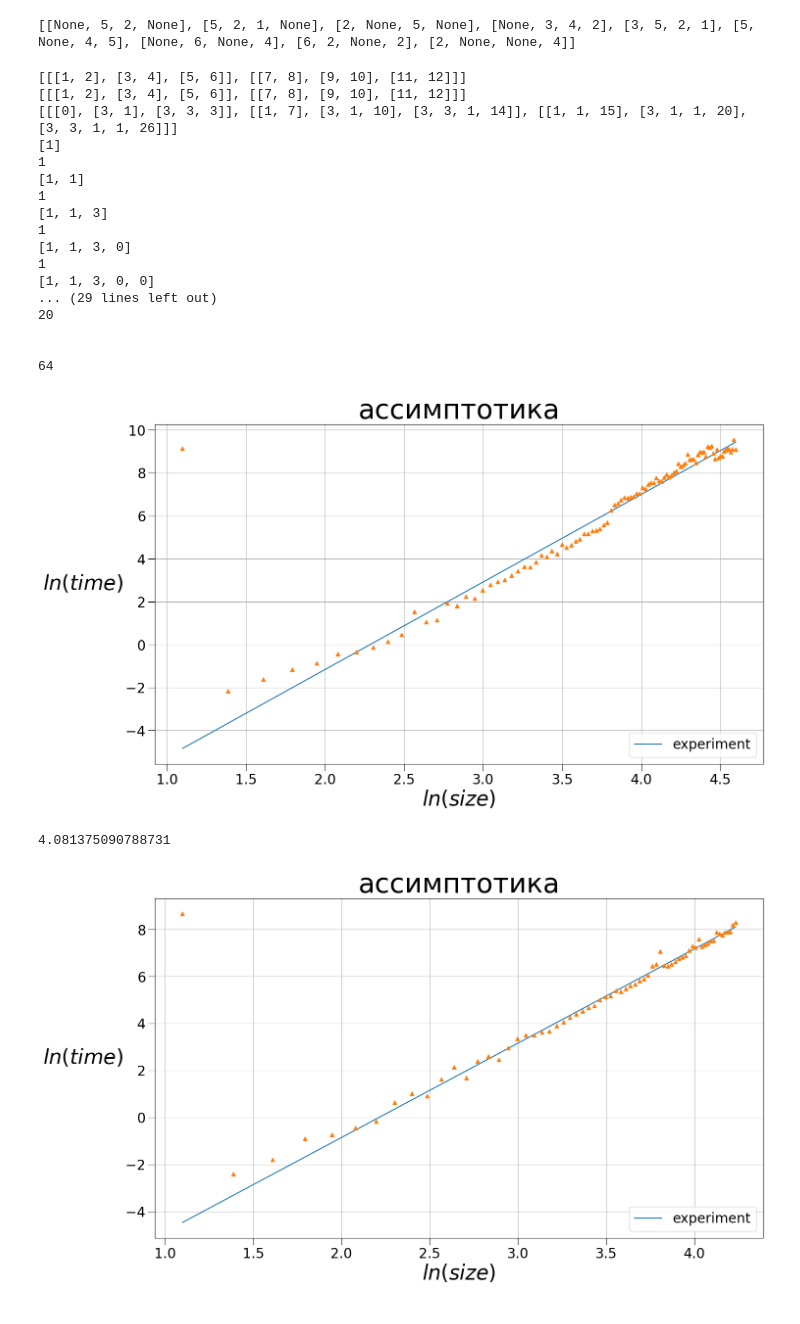
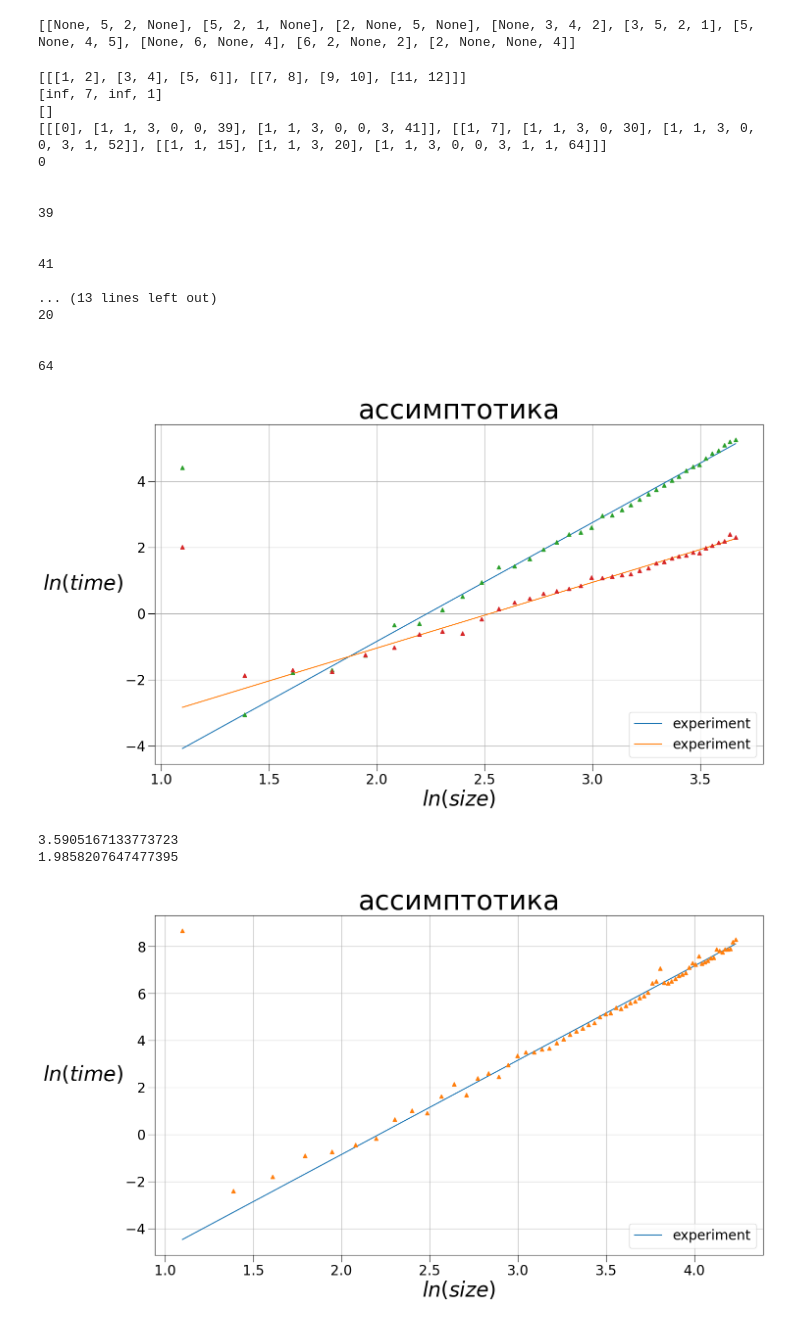
Before and after one commit to KonstantinP17/Quantum-inspirited, a Jupyter notebook: Initial_task/Dijkstra.ipynb, the cells around one changed output. Saved outputs shown, nothing was run; the diff lists cells and outputs as text; code cells hidden in the pictures.

Commit message:
More errors are fixed

```diff
--- a/Initial_task/Dijkstra.ipynb
+++ b/Initial_task/Dijkstra.ipynb
@@ -247,11 +244,11 @@ print (delays)
 
 net3 = SqrNet(N, delays)
 #print(net3.vert_list)
-print(net3.delays)
+print(net3.vert_list[0][0].delays)
 '''for i in net3.vert_list:
     for j in i:
         print(j.delays, '\n', '\n')'''
-net3.dijkstra(0, 0)
+net3.dijkstra(1, 1)
 print(net3.vert_list[0][0].ways)
 net3.DFS(0, 0)
 print(net3.vert_list[0][0].ways)
@@ -259,21 +256,21 @@ for i in range (N):
     for j in range (N):
         print(net3.vert_list[i][j].distance, '\n', '\n')
 
-#print(float('inf')>5)
+#print(float('inf')>5)'''
 # %% [output]
 [[[1, 2], [3, 4], [5, 6]], [[7, 8], [9, 10], [11, 12]]]
-[[[1, 2], [3, 4], [5, 6]], [[7, 8], [9, 10], [11, 12]]]
-[[[0], [3, 1], [3, 3, 3]], [[1, 7], [3, 1, 10], [3, 3, 1, 14]], [[1, 1, 15], [3, 1, 1, 20], [3, 3, 1, 1, 26]]]
-[1]
-1
-[1, 1]
-1
-[1, 1, 3]
-1
-[1, 1, 3, 0]
-1
-[1, 1, 3, 0, 0]
-... (29 lines left out)
+[inf, 7, inf, 1]
+[]
+[[[0], [1, 1, 3, 0, 0, 39], [1, 1, 3, 0, 0, 3, 41]], [[1, 7], [1, 1, 3, 0, 30], [1, 1, 3, 0, 0, 3, 1, 52]], [[1, 1, 15], [1, 1, 3, 20], [1, 1, 3, 0, 0, 3, 1, 1, 64]]]
+0
+
+
+39
+
+
+41
+
+... (13 lines left out)
 20
 
 
@@ -287,10 +284,11 @@ import matplotlib.pyplot as plt
 import numpy as np
 
 
-time_data = [['N', 'time, ms']]
+time_data = [['N', 'dijkstra time, ms', 'BSF time, ms']]
 size = []
-time = []
-for N in range (3, 100):
+dtime = []
+btime = []
+for N in range (3, 40):
 
     delays = [[],[]]
     for i in range (N):
@@ -299,41 +297,49 @@ for N in range (3, 100):
         for j in range (N-1):
             delays[0][i] += [randint(2, 10)]
             delays[1][i] += [randint(2, 10)]
-    t = timeit.timeit(lambda: net3.dijkstra(2,2), number=1)*1000
+    td = timeit.timeit(lambda: net3.dijkstra(2,2), number=10)*100
+    tb = timeit.timeit(lambda: net3.BFS(2,2), number=10)*100
     net3 = SqrNet(N, delays)
-    time_data += [[N, t]]
+    time_data += [[N, td, tb]]
     size += [np.log(N)]
-    time += [np.log(t)]
+    dtime += [np.log(td)]
+    btime += [np.log(tb)]
 
 
 
 
 csv.writer(open('time_data.csv', 'w', newline ='')).writerows(time_data)
 
 
 
 
+z = np.polyfit(size[1:], btime[1:], deg = 1)
+y = np.poly1d(z)
 
-z1 = np.polyfit(size[1:], time[1:], deg = 1)
+z1 = np.polyfit(size[1:], dtime[1:], deg = 1)
 y1 = np.poly1d(z1)
 
 
 fig, ax = plt.subplots(figsize=(16,9))
 plt.title("ассимптотика", fontsize = 40)
 ax.plot(size, y1(size), label = 'experiment')
-ax.errorbar(size, time, fmt='^')
+ax.plot(size, y(size), label = 'experiment')
+ax.errorbar(size, dtime, fmt='^')
+ax.errorbar(size, btime, fmt='^')
 ax.grid()
 ax.legend()
 plt.legend(fontsize = 20)
 plt.xlabel('$ln(size)$', fontsize = 30)
 plt.ylabel("$ln(time)$", rotation=0, horizontalalignment='right',fontsize = 30)
 plt.tick_params('both', size = 10, labelsize = 20)
 plt.show()
 #df = pd.read_csv('time_data.csv')
-z1[0]
+print(z1[0])
+print(z[0])
 # %% [output]
-[figure, old version]
+[figure, new version]
-4.081375090788731
+3.5905167133773723
+1.9858207647477395
 # %%
 z1 = np.polyfit(size[10:], time[10:], deg = 1)
 y1 = np.poly1d(z1)
```
Also changed, not shown: parts of 1 cell of this notebook, 1 other file.
